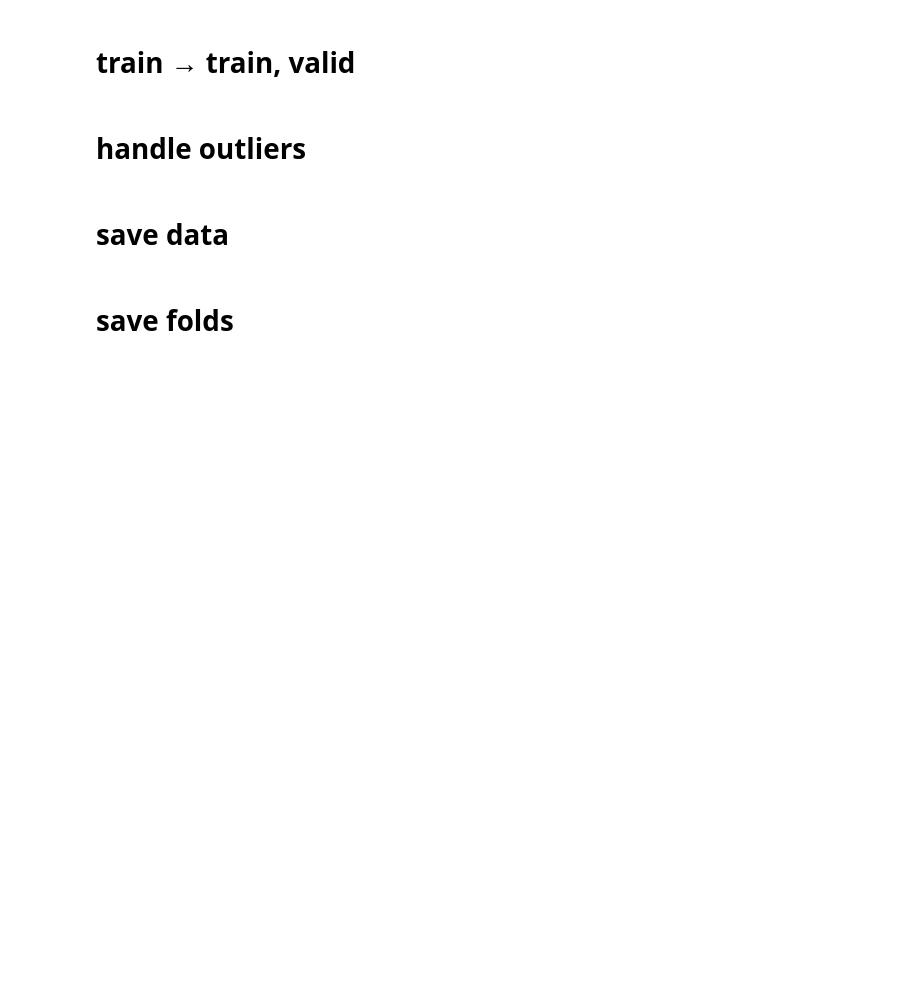
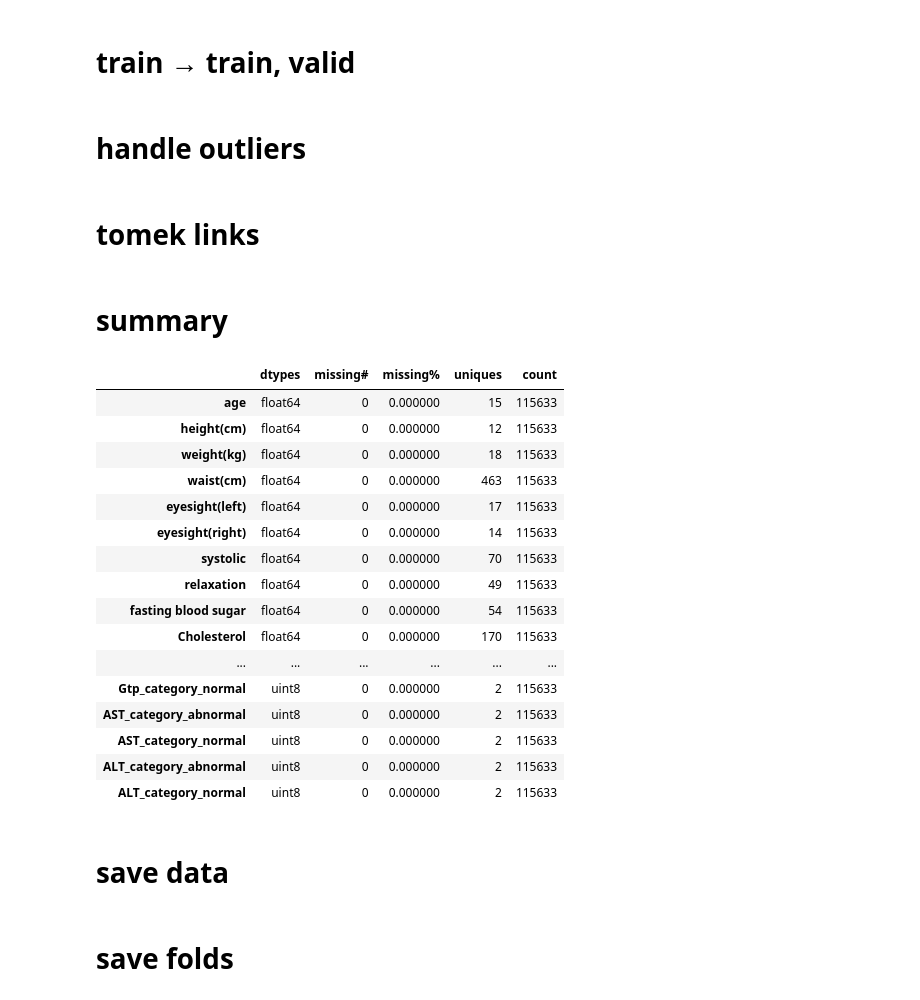
Before and after one commit to hakhyun0615/Kaggle_Playground, a Jupyter notebook: code/1. preprocess.ipynb, the cells around one changed output. Drawn from its saved outputs; the diff is of its cells as text; code cells hidden in the pictures; blank space fills up the shorter version.

```diff
--- a/code/1. preprocess.ipynb
+++ b/code/1. preprocess.ipynb
@@ -2,11 +2,14 @@
 import numpy as np
 import pandas as pd
 
-from sklearn.preprocessing import StandardScaler, MinMaxScaler, RobustScaler
+from sklearn.preprocessing import StandardScaler, MinMaxScaler, RobustScaler, PowerTransformer, FunctionTransformer
 from sklearn.model_selection import train_test_split, cross_validate, StratifiedKFold, RepeatedStratifiedKFold
-from scipy.stats import boxcox
 from sklearn.cluster import KMeans
 from sklearn.ensemble import IsolationForest
+from sklearn.linear_model import LogisticRegression
+from sklearn.metrics import roc_auc_score
+
+from imblearn.under_sampling import TomekLinks
 
 import xgboost as xgb
 
@@ -14,6 +17,8 @@ import joblib
 
 SEED = 578
 np.random.seed(SEED)
+
+pd.set_option('display.max_columns', None)
 # %% [markdown]
 # playground & original concat
 # %% [markdown]
@@ -153,6 +155,7 @@ categorical_features = [
     'hearing(right)',
     'Urine protein',
     'dental caries',
+    'original',
     'BMI_category',
     'waist_category',
     'age_category',
@@ -186,22 +189,22 @@ test_df = pd.get_dummies(test_df, columns=[col for col in test_df.columns if col
 # %% [markdown]
 # continuous features standardization
 # %%
-# def fit_scaler(train_df, continuous_features, method):
-#     if method == 'zscore':
-#         scaler = StandardScaler()
-#     elif method == 'minmax':
-#         scaler = MinMaxScaler()
-#     elif method == 'robust':
-#         scaler = RobustScaler()
+def fit_scaler(train_df, continuous_features, method):
+    if method == 'zscore':
+        scaler = StandardScaler()
+    elif method == 'minmax':
+        scaler = MinMaxScaler()
+    elif method == 'robust':
+        scaler = RobustScaler()
 
-#     scaler.fit(train_df[continuous_features])
+    scaler.fit(train_df[continuous_features])
 
-#     return scaler
+    return scaler
 
-# scaler = fit_scaler(train_df, continuous_features, 'minmax')
+scaler = fit_scaler(train_df, continuous_features, 'minmax')
 
-# train_df[continuous_features] = scaler.transform(train_df[continuous_features])
-# test_df[continuous_features] = scaler.transform(test_df[continuous_features])
+train_df[continuous_features] = scaler.transform(train_df[continuous_features])
+test_df[continuous_features] = scaler.transform(test_df[continuous_features])
 # %% [markdown]
 # train → train, valid
 # %%
@@ -231,3 +234,5 @@ def handle_outliers(df, col, method):
 
 for col in continuous_features:
     train_df = handle_outliers(train_df, col, 'replace')
+# %% [markdown]
+# tomek links
@@ -234,3 +251,33 @@ for col in continuous_features:
+# %% [markdown]
+# summary
+# %%
+def summary(df):
+    sum = pd.DataFrame(df.dtypes, columns=['dtypes'])
+    sum['missing#'] = df.isna().sum()
+    sum['missing%'] = (df.isna().sum())/len(df)
+    sum['uniques'] = df.nunique().values
+    sum['count'] = df.count().values
+    return sum
+
+summary(train_df).style.background_gradient(cmap='Blues')
+# %% [output]
+|  | dtypes | missing# | missing% | uniques | count |
+| age | float64 | 0 | 0.000000 | 15 | 115633 |
+| height(cm) | float64 | 0 | 0.000000 | 12 | 115633 |
+| weight(kg) | float64 | 0 | 0.000000 | 18 | 115633 |
+| waist(cm) | float64 | 0 | 0.000000 | 463 | 115633 |
+| eyesight(left) | float64 | 0 | 0.000000 | 17 | 115633 |
+| eyesight(right) | float64 | 0 | 0.000000 | 14 | 115633 |
+| systolic | float64 | 0 | 0.000000 | 70 | 115633 |
+| relaxation | float64 | 0 | 0.000000 | 49 | 115633 |
+| fasting blood sugar | float64 | 0 | 0.000000 | 54 | 115633 |
+| Cholesterol | float64 | 0 | 0.000000 | 170 | 115633 |
+| ... | ... | ... | ... | ... | ... |
+| Gtp_category_normal | uint8 | 0 | 0.000000 | 2 | 115633 |
+| AST_category_abnormal | uint8 | 0 | 0.000000 | 2 | 115633 |
+| AST_category_normal | uint8 | 0 | 0.000000 | 2 | 115633 |
+| ALT_category_abnormal | uint8 | 0 | 0.000000 | 2 | 115633 |
+| ALT_category_normal | uint8 | 0 | 0.000000 | 2 | 115633 |
 # %% [markdown]
 # save data
 # %%
```
Also changed, not shown: parts of 4 cells of this notebook, 18 other files.
